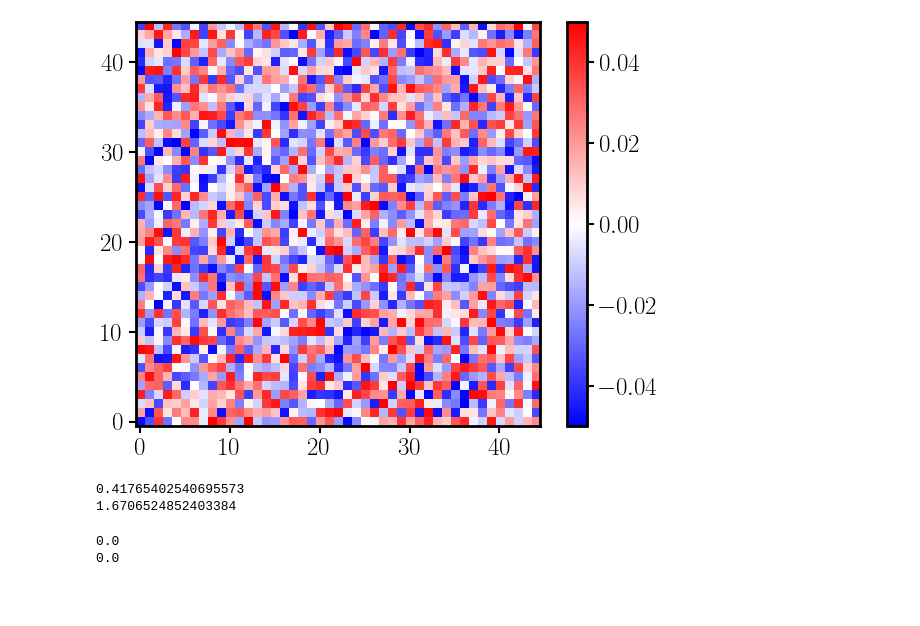
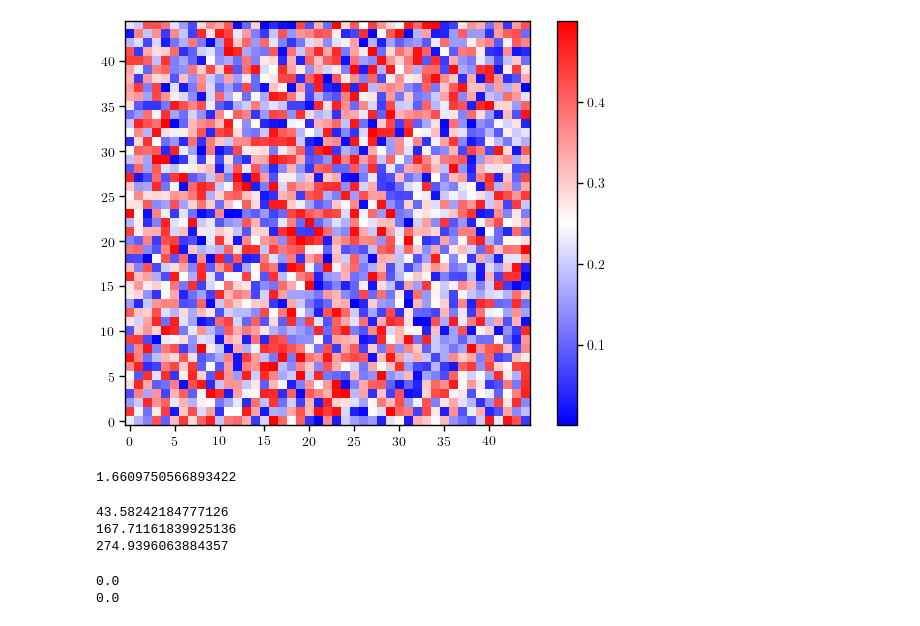
Before and after one commit to AstroMusers/mejiro, a Jupyter notebook: notebooks/dev/chi_square.ipynb, the cells around one changed output. Drawn from its saved outputs; the diff is of its cells as text; code cells hidden in the pictures; blank space fills up the shorter version.

```diff
--- a/notebooks/dev/chi_square.ipynb
+++ b/notebooks/dev/chi_square.ipynb
@@ -33,6 +36,6 @@ from mejiro.helpers import pyhalo
 # %%
 test_1 = np.ones((45, 45))
 
-error = (np.random.rand(45, 45) - (0.5 * np.ones((45, 45)))) * 0.1
+error = 0.5 * np.random.rand(45, 45)
 test_2 = np.ones((45, 45))
 test_2 += error
@@ -39,7 +49,7 @@ test_2 += error
 # %%
-plot.plot(test_1 - test_2, cmap='bwr', colorbar=True)
+plot.plot(error, cmap='bwr', colorbar=True)
 # %% [output]
-[figure, old version]
+[figure, new version]
 # %%
 def chi2_distance(A, B):
     chi = 0.5 * np.sum([((a - b) ** 2) / (a + b)
@@ -51,9 +71,20 @@ def chi_square(observed, expected):
+# %%
+a = np.array([[1, 2],
+              [3, 4]])
+b = np.array([[5, 6],
+              [7, 8]])
+
+chi_square_test(a, b)
+# %% [output]
+1.6609750566893422
 # %%
 print(chi2_distance(test_1, test_2))
 print(chi_square(test_2, test_1))
+print(chi_square_test(test_1, test_2))
 # %% [output]
-0.41765402540695573
-1.6706524852403384
+43.58242184777126
+167.71161839925136
+274.9396063884357
 # %%
 print(chi2_distance(test_1, test_1))
 print(chi_square(test_1, test_1))
```
Also changed, not shown: parts of 4 cells of this notebook, 2 other files.
